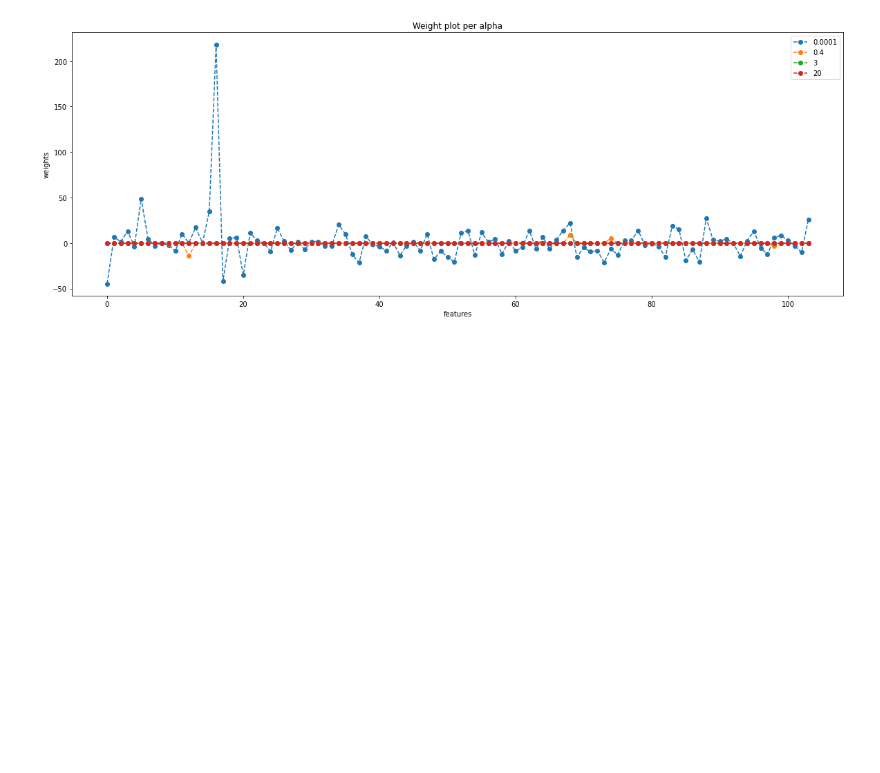
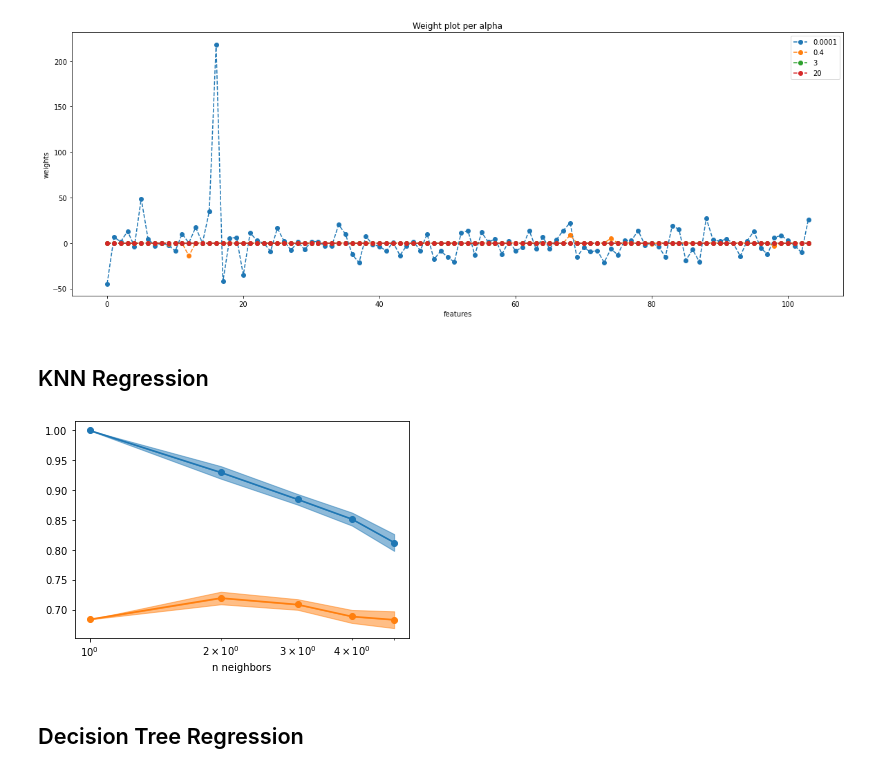
Before and after one commit to abeljoshuacruzada/Auto_BeLMS, a Jupyter notebook: Example.ipynb, the cells around one changed output. Drawn from its saved outputs; the diff is of its cells as text; code cells hidden in the pictures; blank space fills up the shorter version.

```diff
--- a/Example.ipynb
+++ b/Example.ipynb
@@ -305,3 +357,17 @@ plt.legend()
 # %% [output]
 <matplotlib.legend.Legend at 0x...>
 [figure]
+# %% [markdown]
+## KNN Regression
+# %%
+knnreg = MyKNNRegressor(10)
+df_train, df_test = knnreg.train_model(X, y, n_jobs=-1)
+# %%
+ax = plt.gca()
+knnreg.create_errorband_axes(ax=ax)
+ax.set_xlabel(knnreg.setting)
+ax.set_xscale('log')
+# %% [output]
+[figure, added]
+# %% [markdown]
+## Decision Tree Regression
```
Also changed, not shown: parts of 14 cells of this notebook, 7 other files.
